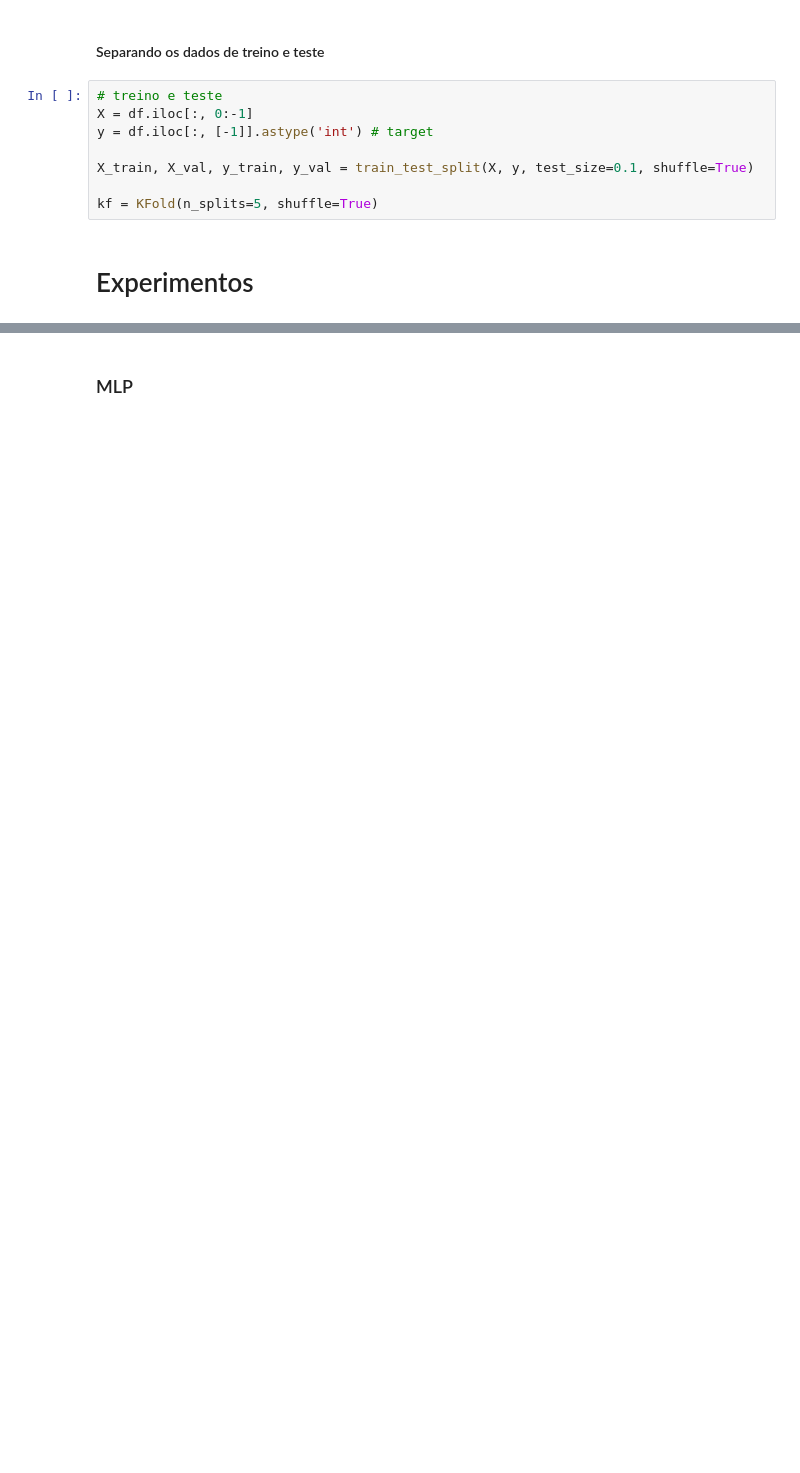
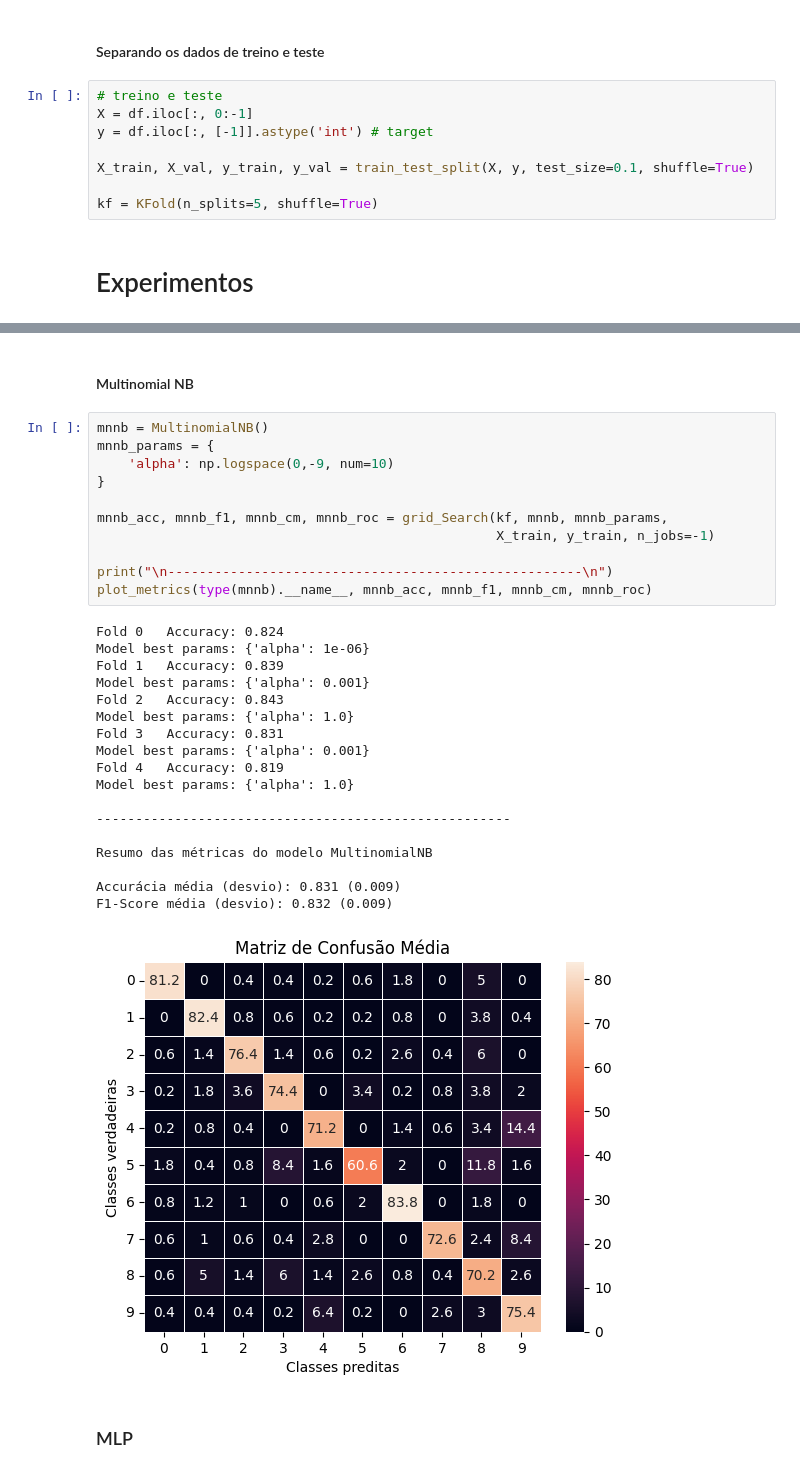
Before and after one commit to carlosgcarneiro/PESMnist, a Jupyter notebook: project_mnist.ipynb, the cells around one changed output, grey strips where cells are left out. Drawn from its saved outputs; the diff is of its cells as text; blank space fills up the shorter version.

```diff
--- a/project_mnist.ipynb
+++ b/project_mnist.ipynb
@@ -197,2 +365,34 @@ kf = KFold(n_splits=5, shuffle=True)
+# %% [markdown]
+#### Multinomial NB
+# %%
+mnnb = MultinomialNB()
+mnnb_params = {
+    'alpha': np.logspace(0,-9, num=10)
+}
+
+mnnb_acc, mnnb_f1, mnnb_cm, mnnb_roc = grid_Search(kf, mnnb, mnnb_params,
+                                                   X_train, y_train, n_jobs=-1)
+
+print("\n-----------------------------------------------------\n")
+plot_metrics(type(mnnb).__name__, mnnb_acc, mnnb_f1, mnnb_cm, mnnb_roc)
+# %% [output]
+Fold 0   Accuracy: 0.824
+Model best params: {'alpha': 1e-06}
+Fold 1   Accuracy: 0.839
+Model best params: {'alpha': 0.001}
+Fold 2   Accuracy: 0.843
+Model best params: {'alpha': 1.0}
+Fold 3   Accuracy: 0.831
+Model best params: {'alpha': 0.001}
+Fold 4   Accuracy: 0.819
+Model best params: {'alpha': 1.0}
+
+-----------------------------------------------------
+
+Resumo das métricas do modelo MultinomialNB
+
+Accurácia média (desvio): 0.831 (0.009)
+F1-Score média (desvio): 0.832 (0.009)
+[figure, added]
 # %% [markdown]
 ### MLP
```
Also changed, not shown: parts of 34 cells of this notebook.
